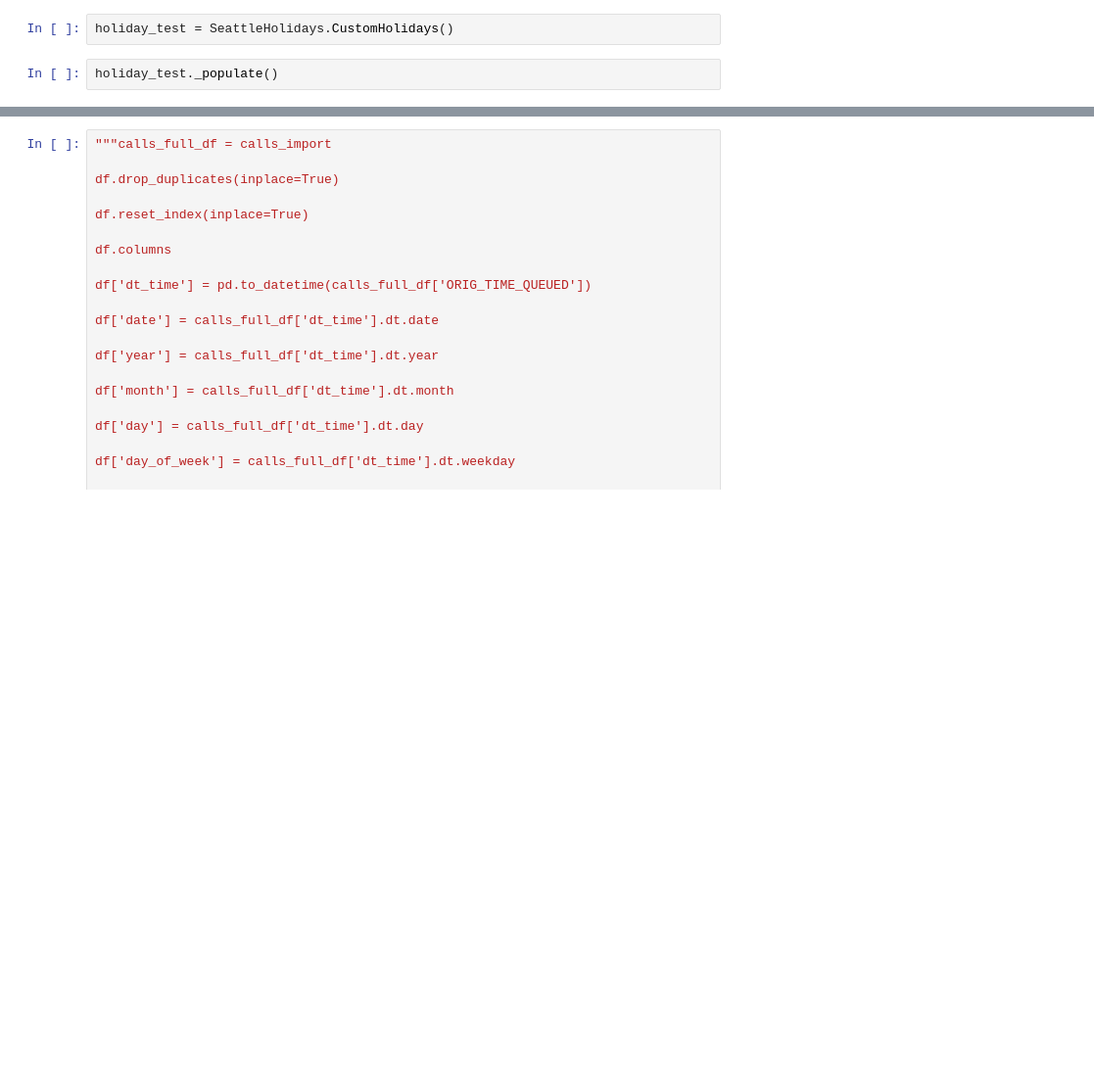
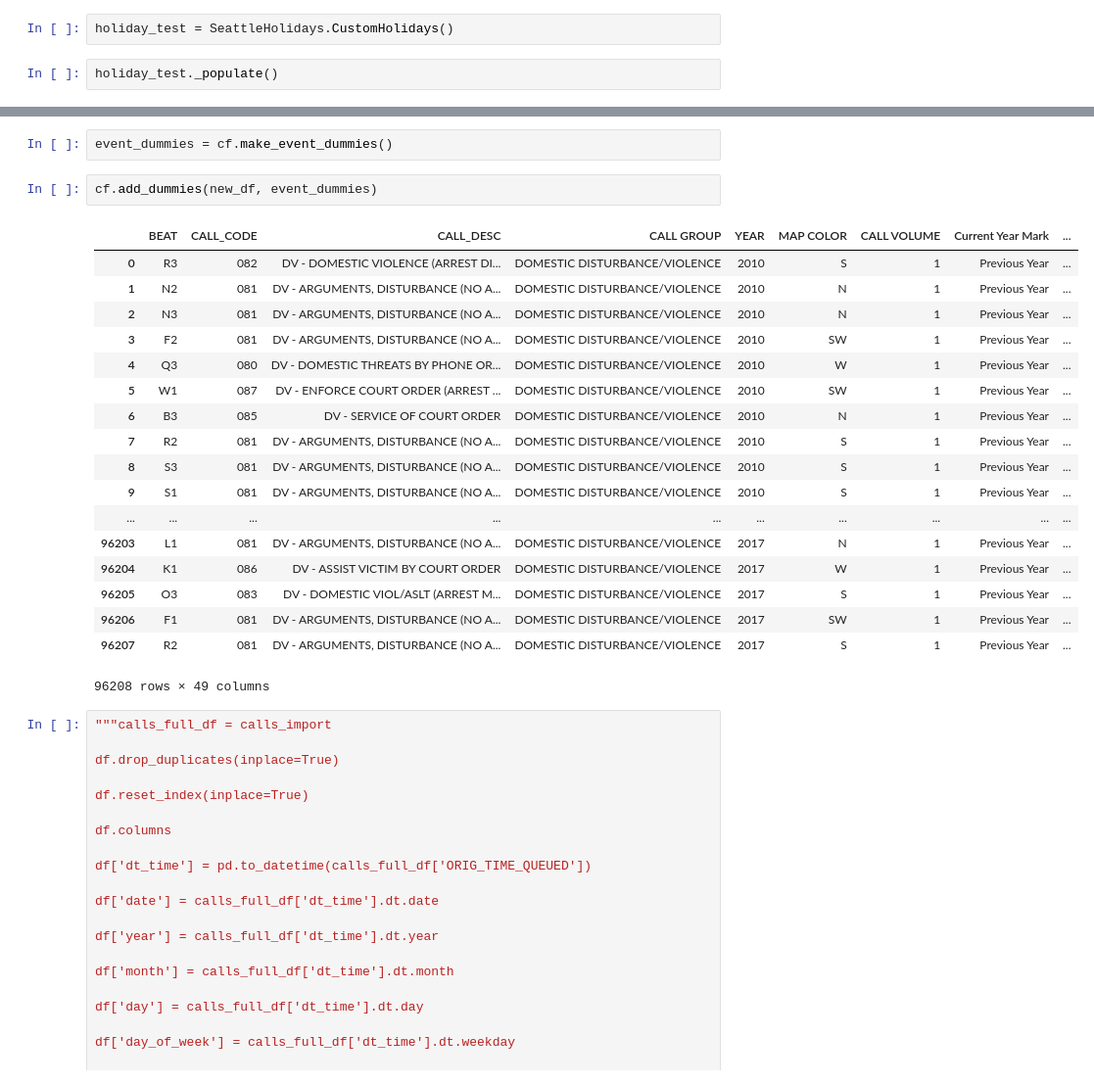
Before and after one commit to analyticallycorrect/seattle_domestic_violence, a Jupyter notebook: Notebooks/pipeline_dev.ipynb, the cells around one changed output, grey strips where cells are left out. Shown: that part at 98% size. Cells and saved outputs as stored; diff of their text form; blank space fills up the shorter version.

```diff
--- a/Notebooks/pipeline_dev.ipynb
+++ b/Notebooks/pipeline_dev.ipynb
@@ -197,3 +215,26 @@ cf.make_holiday_dummies(use_events=True)
+# %%
+event_dummies = cf.make_event_dummies()
+# %%
+cf.add_dummies(new_df, event_dummies)
+# %% [output]
+|  | BEAT | CALL_CODE | CALL_DESC | CALL GROUP | YEAR | MAP COLOR | CALL VOLUME | Current Year Mark | ... |
+| 0 | R3 | 082 | DV - DOMESTIC VIOLENCE (ARREST DI... | DOMESTIC DISTURBANCE/VIOLENCE | 2010 | S | 1 | Previous Year | ... |
+| 1 | N2 | 081 | DV - ARGUMENTS, DISTURBANCE (NO A... | DOMESTIC DISTURBANCE/VIOLENCE | 2010 | N | 1 | Previous Year | ... |
+| 2 | N3 | 081 | DV - ARGUMENTS, DISTURBANCE (NO A... | DOMESTIC DISTURBANCE/VIOLENCE | 2010 | N | 1 | Previous Year | ... |
+| 3 | F2 | 081 | DV - ARGUMENTS, DISTURBANCE (NO A... | DOMESTIC DISTURBANCE/VIOLENCE | 2010 | SW | 1 | Previous Year | ... |
+| 4 | Q3 | 080 | DV - DOMESTIC THREATS BY PHONE OR... | DOMESTIC DISTURBANCE/VIOLENCE | 2010 | W | 1 | Previous Year | ... |
+| 5 | W1 | 087 | DV - ENFORCE COURT ORDER (ARREST ... | DOMESTIC DISTURBANCE/VIOLENCE | 2010 | SW | 1 | Previous Year | ... |
+| 6 | B3 | 085 | DV - SERVICE OF COURT ORDER | DOMESTIC DISTURBANCE/VIOLENCE | 2010 | N | 1 | Previous Year | ... |
+| 7 | R2 | 081 | DV - ARGUMENTS, DISTURBANCE (NO A... | DOMESTIC DISTURBANCE/VIOLENCE | 2010 | S | 1 | Previous Year | ... |
+| 8 | S3 | 081 | DV - ARGUMENTS, DISTURBANCE (NO A... | DOMESTIC DISTURBANCE/VIOLENCE | 2010 | S | 1 | Previous Year | ... |
+| 9 | S1 | 081 | DV - ARGUMENTS, DISTURBANCE (NO A... | DOMESTIC DISTURBANCE/VIOLENCE | 2010 | S | 1 | Previous Year | ... |
+| ... | ... | ... | ... | ... | ... | ... | ... | ... | ... |
+| 96203 | L1 | 081 | DV - ARGUMENTS, DISTURBANCE (NO A... | DOMESTIC DISTURBANCE/VIOLENCE | 2017 | N | 1 | Previous Year | ... |
+| 96204 | K1 | 086 | DV - ASSIST VICTIM BY COURT ORDER | DOMESTIC DISTURBANCE/VIOLENCE | 2017 | W | 1 | Previous Year | ... |
+| 96205 | O3 | 083 | DV - DOMESTIC VIOL/ASLT (ARREST M... | DOMESTIC DISTURBANCE/VIOLENCE | 2017 | S | 1 | Previous Year | ... |
+| 96206 | F1 | 081 | DV - ARGUMENTS, DISTURBANCE (NO A... | DOMESTIC DISTURBANCE/VIOLENCE | 2017 | SW | 1 | Previous Year | ... |
+| 96207 | R2 | 081 | DV - ARGUMENTS, DISTURBANCE (NO A... | DOMESTIC DISTURBANCE/VIOLENCE | 2017 | S | 1 | Previous Year | ... |
+96208 rows × 49 columns
 # %%
 """calls_full_df = calls_import
 
```
Also changed, not shown: parts of 4 cells of this notebook.
